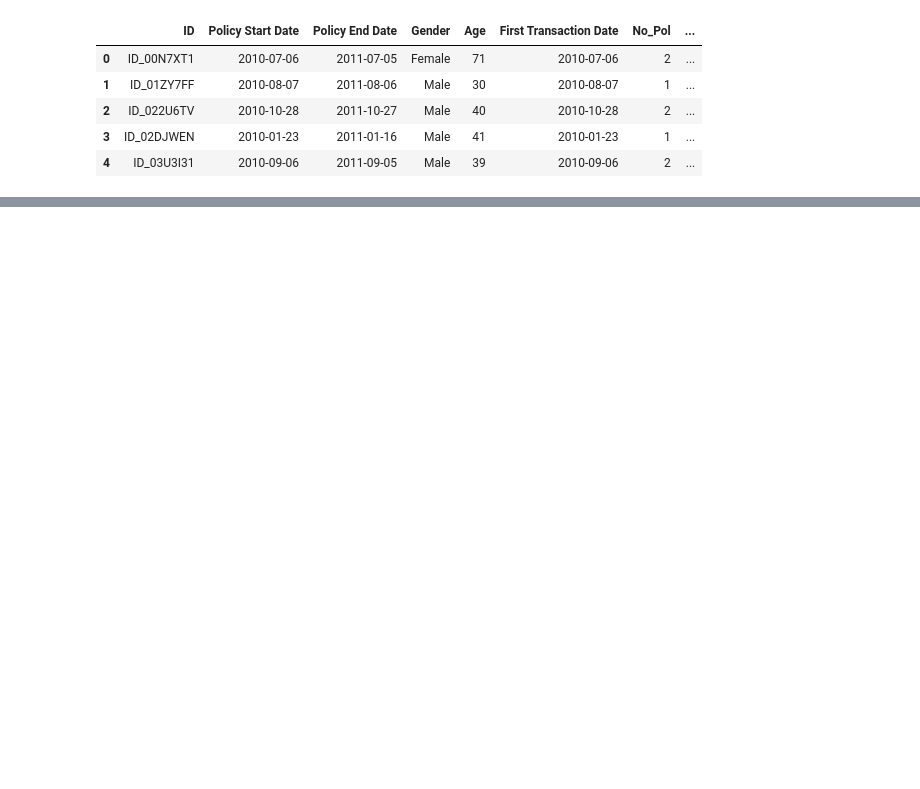
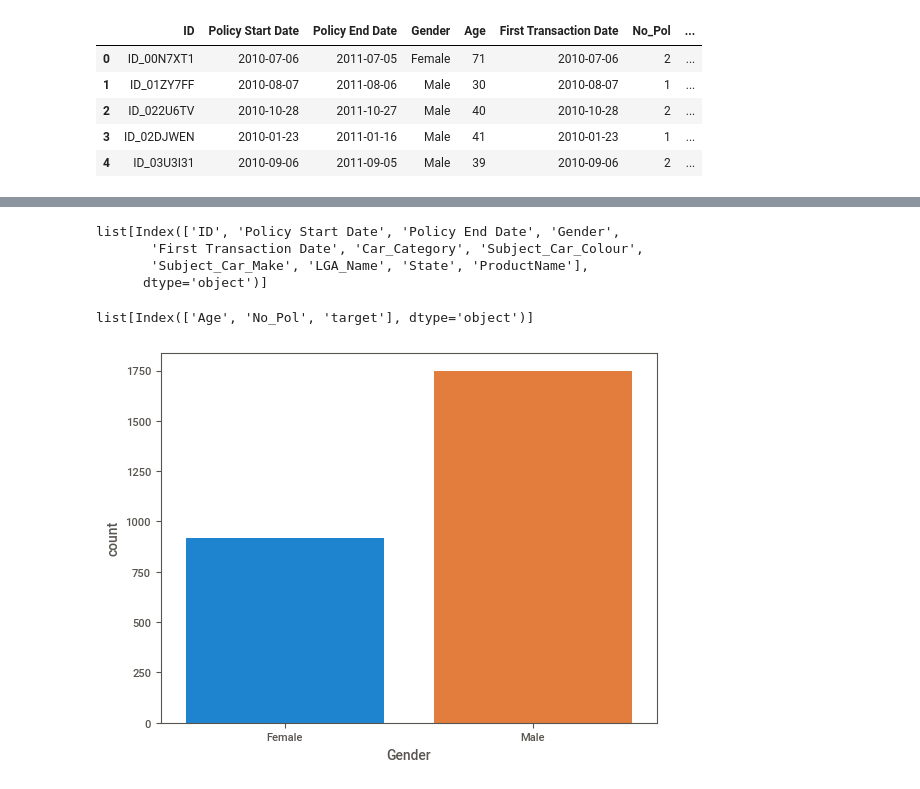
Before and after one commit to Gbekoilias/Auto-Insurance-Claim-Prediction, a Jupyter notebook: analyzing.ipynb, the cells around one changed output, grey strips where cells are left out. Drawn from its saved outputs; the diff is of its cells as text; code cells hidden in the pictures; blank space fills up the shorter version.

```diff
--- a/analyzing.ipynb
+++ b/analyzing.ipynb
@@ -19,0 +76,17 @@ array(['Female', 'Male', 'Entity', 'NO GENDER', 'Joint Gender',
+# %%
+categ_cols
+# %% [output]
+list[Index(['ID', 'Policy Start Date', 'Policy End Date', 'Gender',
+       'First Transaction Date', 'Car_Category', 'Subject_Car_Colour',
+       'Subject_Car_Make', 'LGA_Name', 'State', 'ProductName'],
+      dtype='object')]
+# %%
+num_cols
+# %% [output]
+list[Index(['Age', 'No_Pol', 'target'], dtype='object')]
+# %%
+#use seaborn to plot the distribution of the Gender Column
+sns.countplot(x='Gender', hue='Gender', data=df)
+plt.show()
+# %% [output]
+[figure, added]
```
Also changed, not shown: parts of 15 cells of this notebook, 6 other files.
